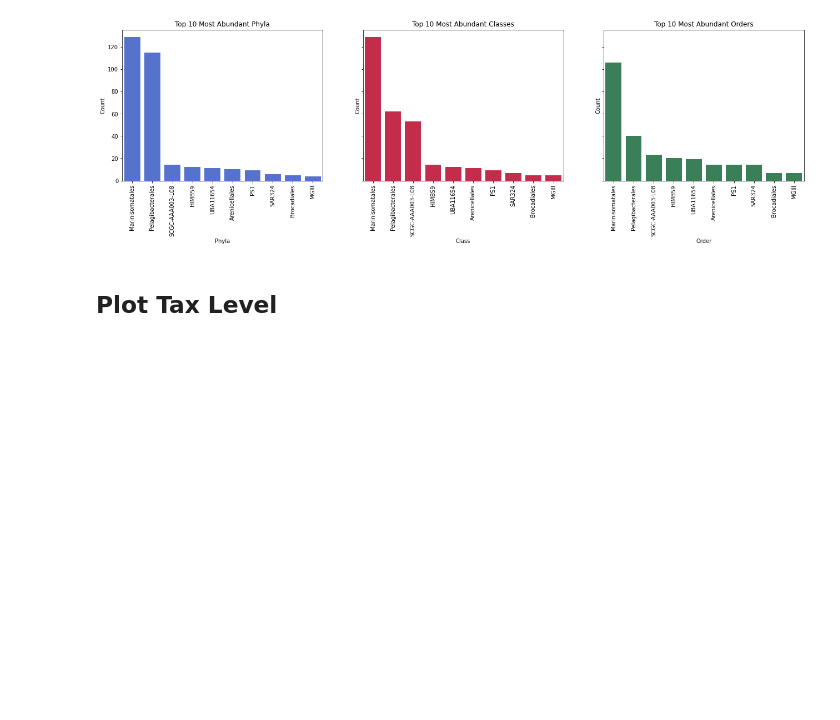
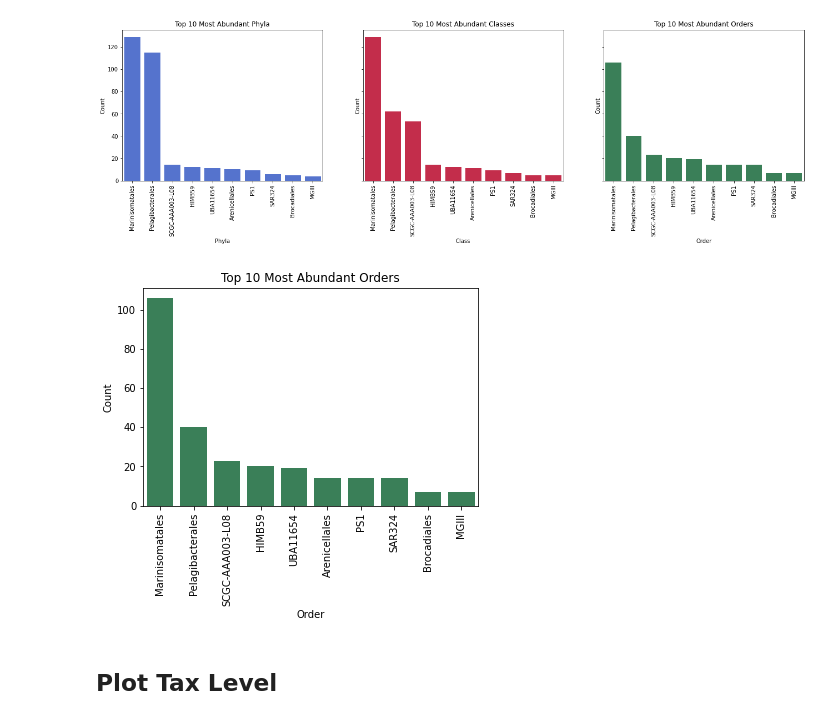
Before and after one commit to mdherring/OMZ_MH_Analysis, a Jupyter notebook: 07_SAG_gtdbtk.ipynb, the cells around one changed output. Drawn from its saved outputs; the diff is of its cells as text; code cells hidden in the pictures; blank space fills up the shorter version.

```diff
--- a/07_SAG_gtdbtk.ipynb
+++ b/07_SAG_gtdbtk.ipynb
@@ -212,6 +212,14 @@ axes[2].set_title('Top 10 Most Abundant Orders')
 # %% [output]
 Text(0.5, 1.0, 'Top 10 Most Abundant Orders')
 [figure]
+# %%
+sns.barplot(x = 'order', y= 'well', data = top_order_sags, color = 'seagreen')
+plt.xlabel('Order')
+plt.ylabel('Count')
+plt.title('Top 10 Most Abundant Orders')
+plt.tick_params(axis='x', rotation=90)
+# %% [output]
+[figure, added]
 # %% [markdown]
 ## Plot Tax Level
 # %%
```
Also changed, not shown: parts of 1 cell of this notebook, 2 other files.
